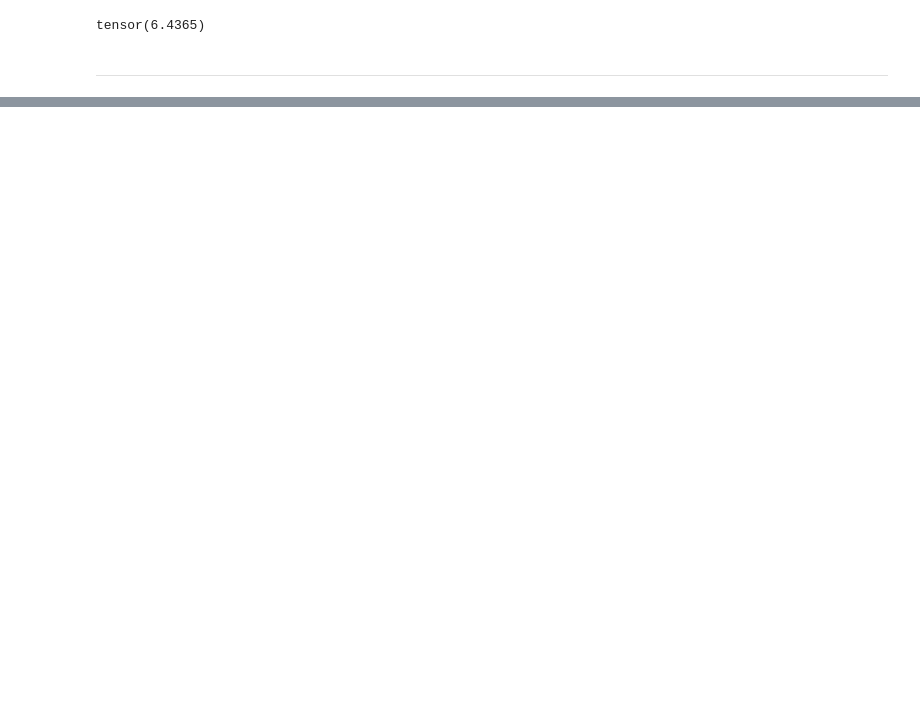
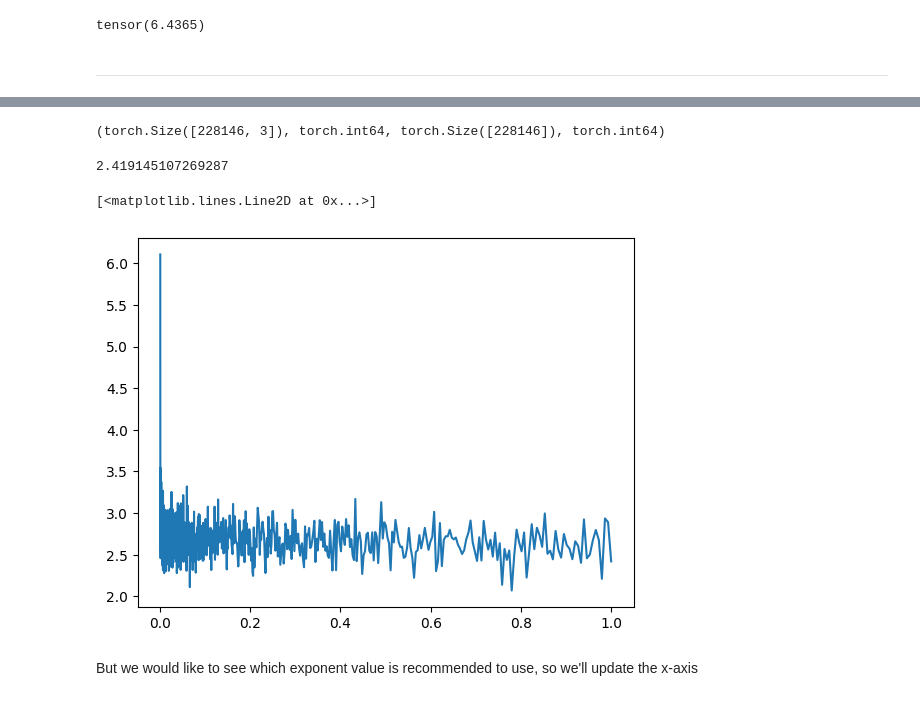
Before and after one commit to MuzzammilShah/NeuralNetworks-LanguageModels-2, a Jupyter notebook: B-main-notebook.ipynb, the cells around one changed output, grey strips where cells are left out. Saved outputs shown, nothing was run; the diff lists cells and outputs as text; code cells hidden in the pictures; blank space fills up the shorter version.

```diff
--- a/B-main-notebook.ipynb
+++ b/B-main-notebook.ipynb
@@ -65,14 +65,14 @@ tensor(6.4365)
 for p in parameters:
     p.requires_grad = True #Coz we know PyTorch asks for this parameter, as it is set to false by default
 # %%
-for _ in range(1000):
+for _ in range(10):
 
     #forward pass
     emb = C[X]
     h = torch.tanh(emb.view(-1,6) @ W1 + b1)
     logits = h @ W2 + b2
     loss = F.cross_entropy(logits, Y)
-    # print(loss)
+    print(loss)
 
     #backward pass
     for p in parameters:
@@ -83,5 +83,5 @@ for _ in range(1000):
     for p in parameters:
         p.data += -0.1 * p.grad
 
-print(loss.item())
+# print(loss.item())
 # %% [output]
@@ -88,0 +127,4 @@ print(loss.item())
+# %%
+X.shape, X.dtype, Y.shape, Y.dtype
+# %% [output]
+(torch.Size([228146, 3]), torch.int64, torch.Size([228146]), torch.int64)
@@ -88,0 +140,46 @@ print(loss.item())
+# %%
+for p in parameters:
+    p.requires_grad = True
+# %%
+lre = torch.linspace(-3, 0, 1000)
+lrs = 10**lre
+# %%
+lri = []
+lossi = []
+
+for i in range(1000):
+
+    #Minibatch
+    xi = torch.randint(0, X.shape[0], (32,))
+
+    #forward pass
+    emb = C[X[xi]]
+    h = torch.tanh(emb.view(-1,6) @ W1 + b1)
+    logits = h @ W2 + b2
+    loss = F.cross_entropy(logits, Y[xi])
+    #print(loss.item())
+
+    #backward pass
+    for p in parameters:
+        p.grad = None
+    loss.backward()
+
+    #update
+    lr = lrs[i]
+    for p in parameters:
+        p.data += -0.1 * p.grad
+
+    #keeping track
+    lri.append(lr)
+    lossi.append(loss.item())
+
+print(loss.item())
+# %% [output]
+2.419145107269287
+# %%
+plt.plot(lri, lossi)
+# %% [output]
+[<matplotlib.lines.Line2D at 0x...>]
+[figure, added]
+# %% [markdown]
+But we would like to see which exponent value is recommended to use, so we'll update the x-axis
```
Also changed, not shown: parts of 15 cells of this notebook.
